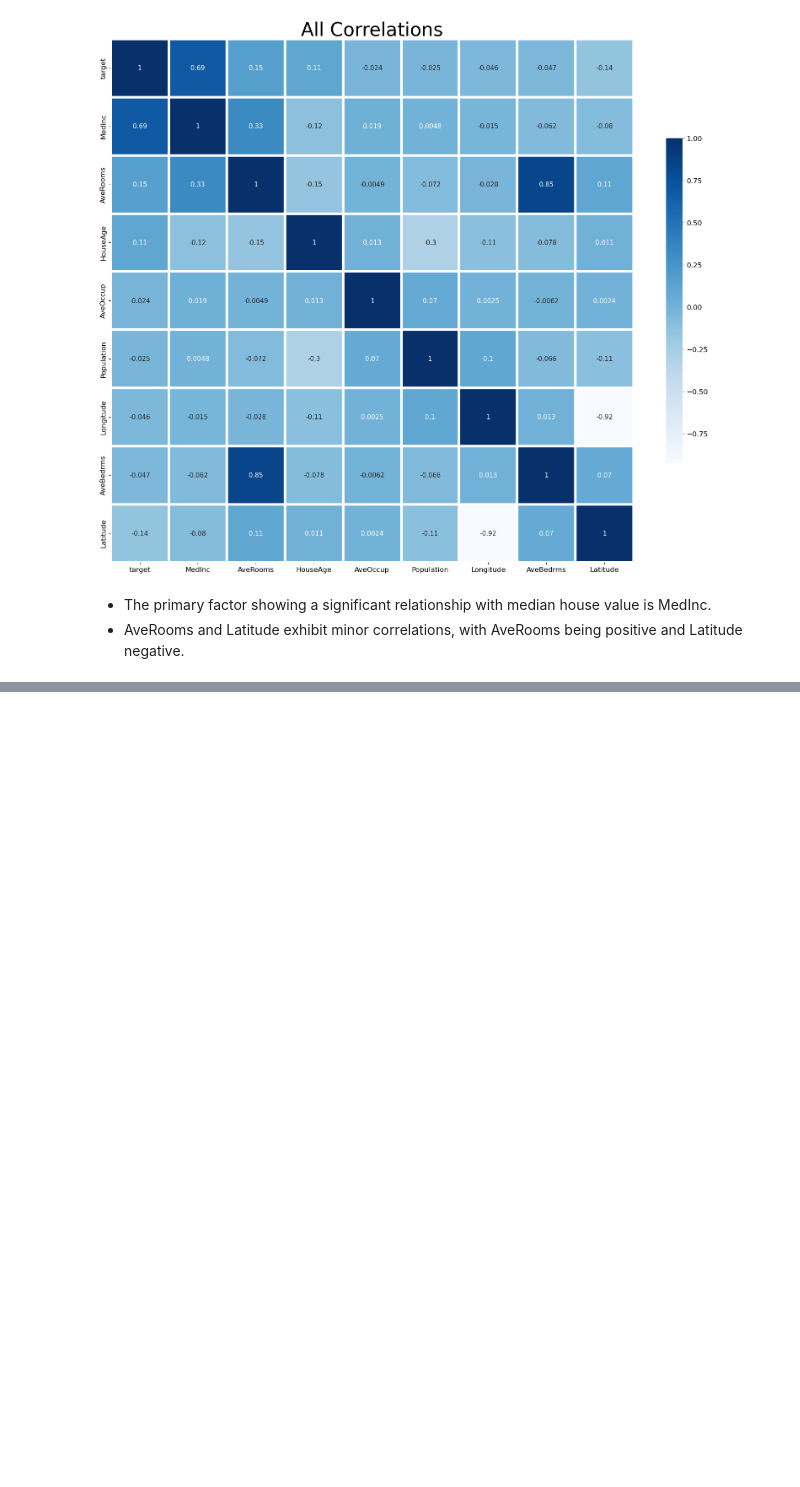
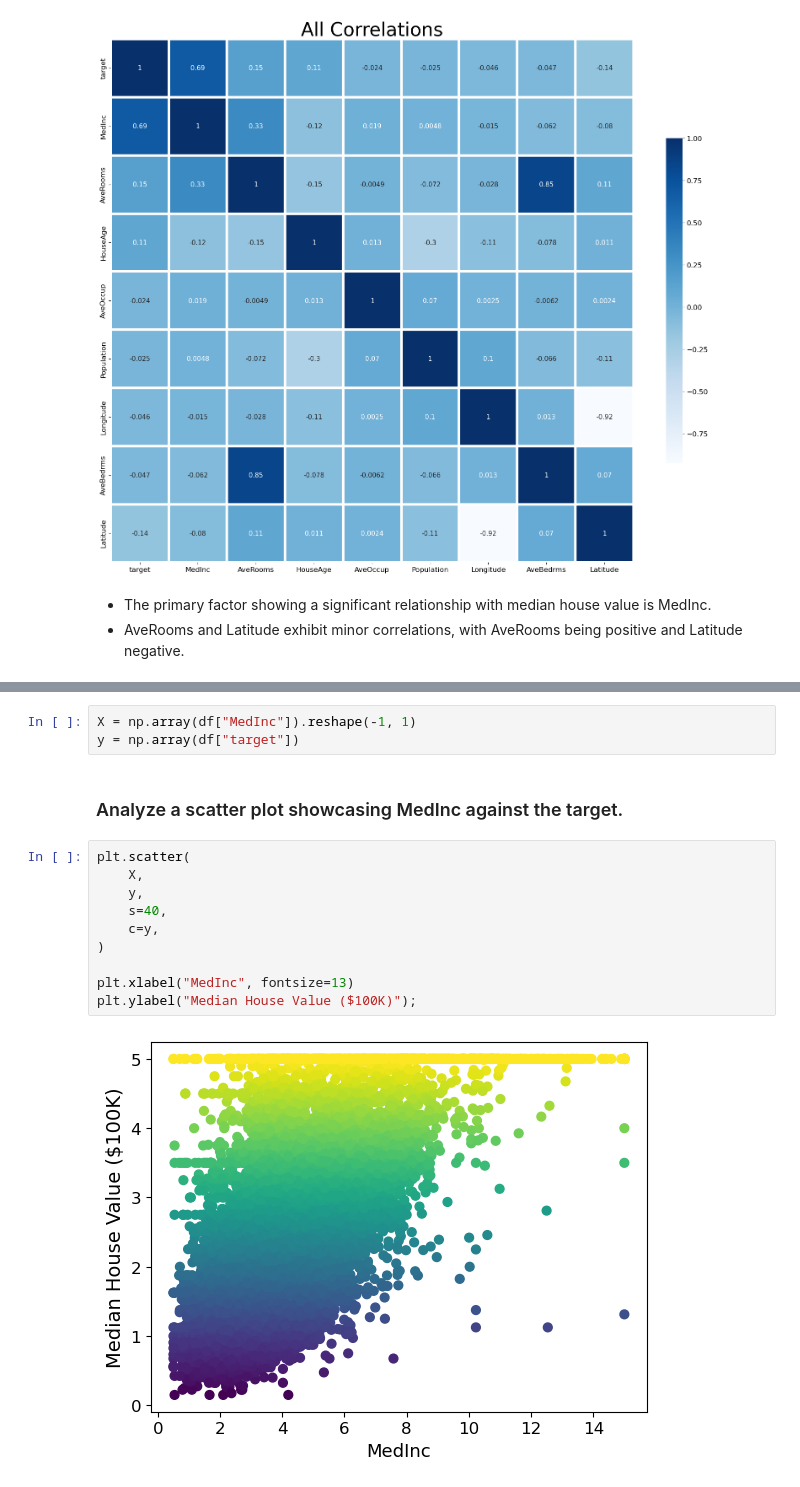
Before and after one commit to tyrantdavis/support-vector-machine-regression, a Jupyter notebook: svm-regression.ipynb, the cells around one changed output, grey strips where cells are left out. Drawn from its saved outputs; the diff is of its cells as text; blank space fills up the shorter version.

```diff
--- a/svm-regression.ipynb
+++ b/svm-regression.ipynb
@@ -208,0 +234,17 @@ sb.heatmap(
+# %%
+X = np.array(df["MedInc"]).reshape(-1, 1)
+y = np.array(df["target"])
+# %% [markdown]
+### Analyze a scatter plot showcasing MedInc against the target.
+# %%
+plt.scatter(
+    X,
+    y,
+    s=40,
+    c=y,
+)
+
+plt.xlabel("MedInc", fontsize=13)
+plt.ylabel("Median House Value ($100K)");
+# %% [output]
+[figure, added]
```
Also changed, not shown: parts of 5 cells of this notebook.
